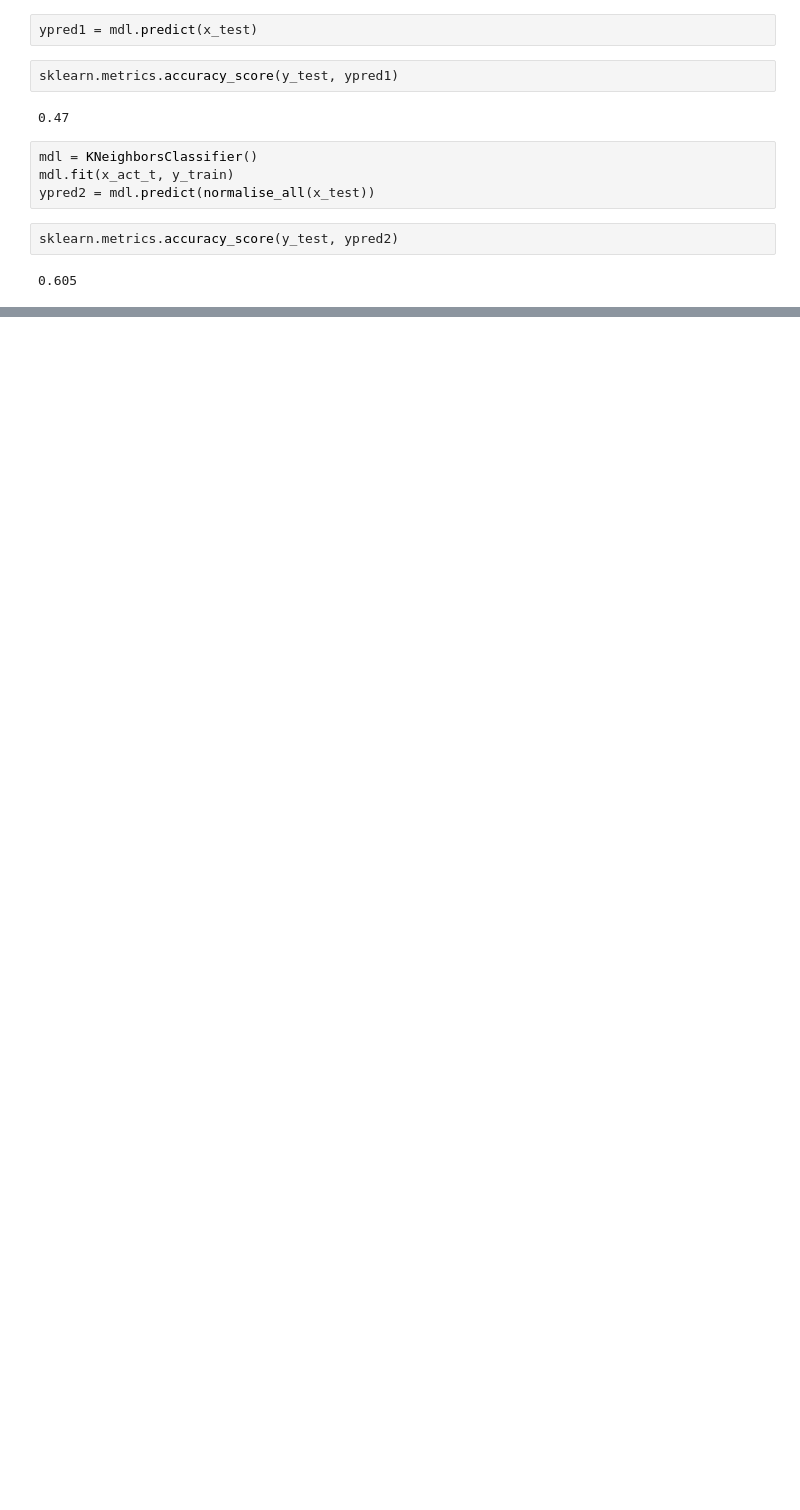
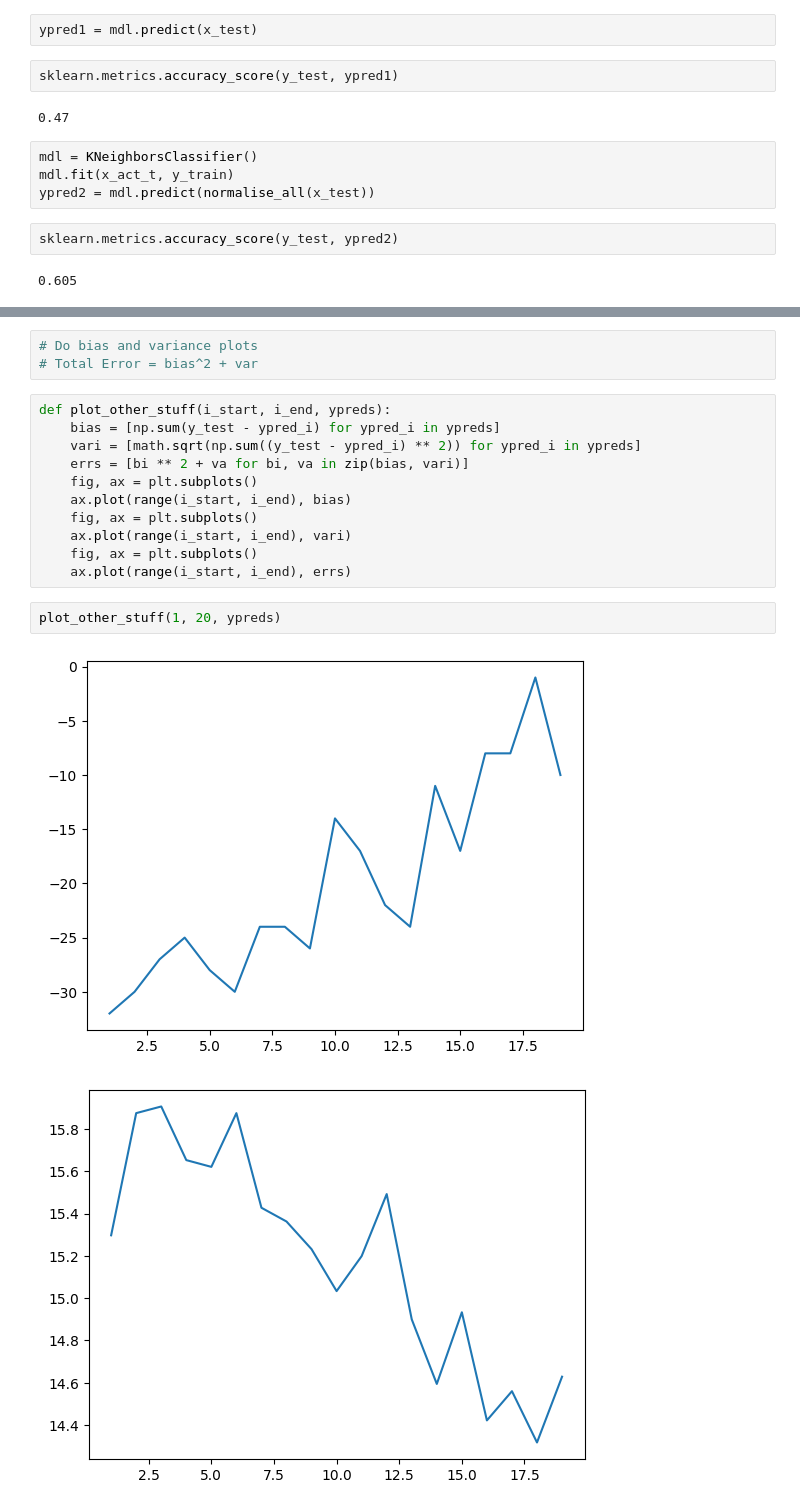
Before and after one commit to fa993/ml-notebooks, a Jupyter notebook: KNN.ipynb, the cells around one changed output, grey strips where cells are left out. Saved outputs shown, nothing was run; the diff lists cells and outputs as text; blank space fills up the shorter version.

```diff
--- a/KNN.ipynb
+++ b/KNN.ipynb
@@ -213,0 +234,19 @@ sklearn.metrics.accuracy_score(y_test, ypred2)
+# %%
+# Do bias and variance plots
+# Total Error = bias^2 + var
+# %%
+def plot_other_stuff(i_start, i_end, ypreds):
+    bias = [np.sum(y_test - ypred_i) for ypred_i in ypreds]
+    vari = [math.sqrt(np.sum((y_test - ypred_i) ** 2)) for ypred_i in ypreds]
+    errs = [bi ** 2 + va for bi, va in zip(bias, vari)]
+    fig, ax = plt.subplots()
+    ax.plot(range(i_start, i_end), bias)
+    fig, ax = plt.subplots()
+    ax.plot(range(i_start, i_end), vari)
+    fig, ax = plt.subplots()
+    ax.plot(range(i_start, i_end), errs)
+# %%
+plot_other_stuff(1, 20, ypreds)
+# %% [output]
+[figure, added]
+[figure, added]
```
Also changed, not shown: parts of 6 cells of this notebook, 7 other files.
